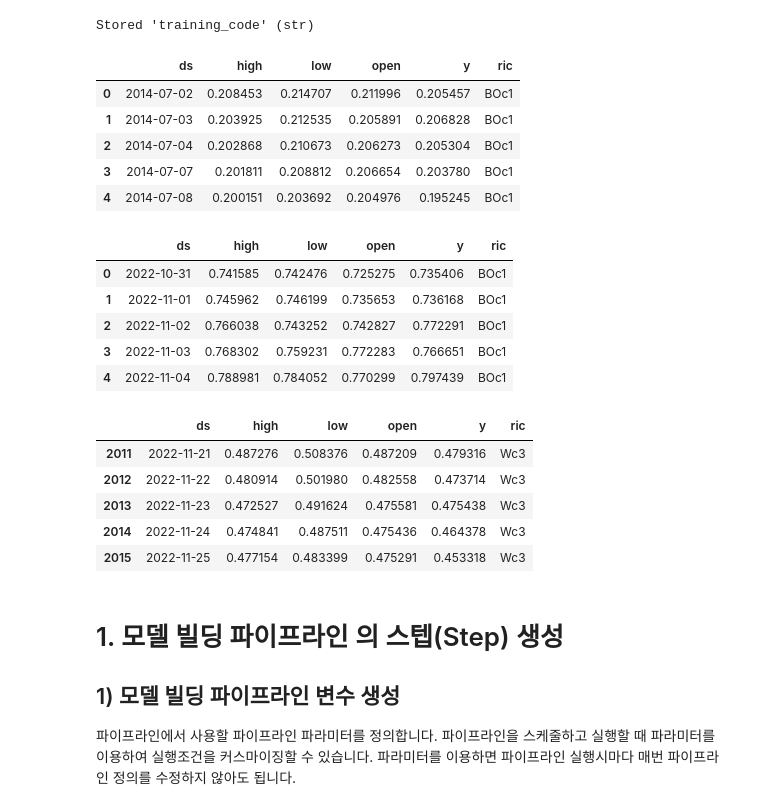
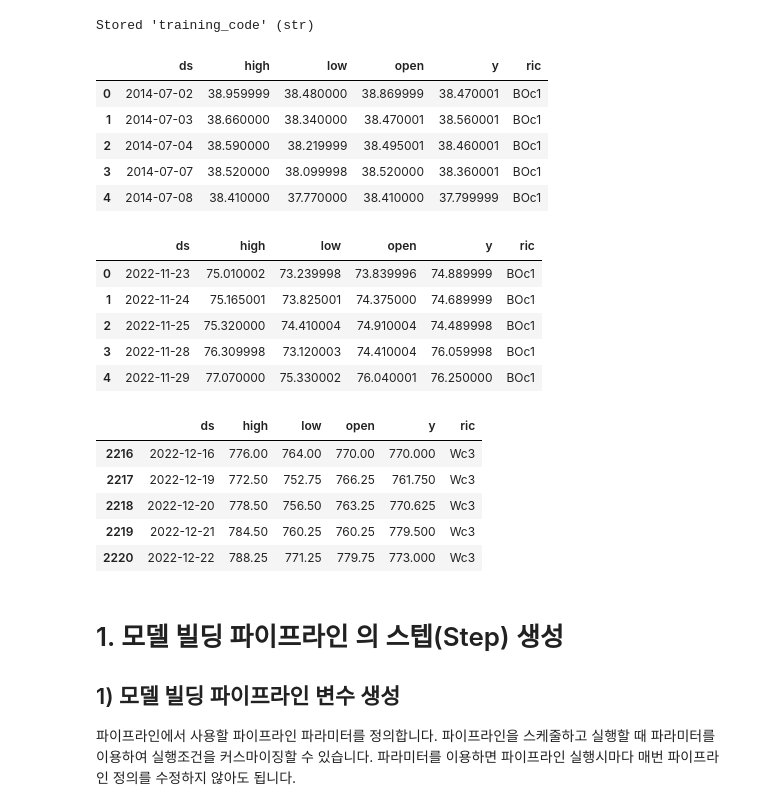
Before and after one commit to gwangjinjeong/palm-oil-price-forecast, a Jupyter notebook: 3.SM Pipeline-Train.ipynb, the cells around one changed output. Drawn from its saved outputs; the diff is of its cells as text; code cells hidden in the pictures.

```diff
--- a/3.SM Pipeline-Train.ipynb
+++ b/3.SM Pipeline-Train.ipynb
@@ -254,34 +282,34 @@ Stored 'training_code' (str)
 # %%
 # !aws s3 ls s3://palm-oil-price-forecast/golden-data/2022/11/24 --recursive
 # %%
-df_train = pd.read_csv(train_data_uri)
+df_train = pd.read_csv(train_preproc_dir_artifact1)
 df_train.head()
 # %% [output]
 |  | ds | high | low | open | y | ric |
-| 0 | 2014-07-02 | 0.208453 | 0.214707 | 0.211996 | 0.205457 | BOc1 |
-| 1 | 2014-07-03 | 0.203925 | 0.212535 | 0.205891 | 0.206828 | BOc1 |
-| 2 | 2014-07-04 | 0.202868 | 0.210673 | 0.206273 | 0.205304 | BOc1 |
-| 3 | 2014-07-07 | 0.201811 | 0.208812 | 0.206654 | 0.203780 | BOc1 |
-| 4 | 2014-07-08 | 0.200151 | 0.203692 | 0.204976 | 0.195245 | BOc1 |
+| 0 | 2014-07-02 | 38.959999 | 38.480000 | 38.869999 | 38.470001 | BOc1 |
+| 1 | 2014-07-03 | 38.660000 | 38.340000 | 38.470001 | 38.560001 | BOc1 |
+| 2 | 2014-07-04 | 38.590000 | 38.219999 | 38.495001 | 38.460001 | BOc1 |
+| 3 | 2014-07-07 | 38.520000 | 38.099998 | 38.520000 | 38.360001 | BOc1 |
+| 4 | 2014-07-08 | 38.410000 | 37.770000 | 38.410000 | 37.799999 | BOc1 |
 # %%
-df_test = pd.read_csv(test_data_uri)
+df_test = pd.read_csv(test_preproc_dir_artifact1)
 df_test.head()
 # %% [output]
 |  | ds | high | low | open | y | ric |
-| 0 | 2022-10-31 | 0.741585 | 0.742476 | 0.725275 | 0.735406 | BOc1 |
-| 1 | 2022-11-01 | 0.745962 | 0.746199 | 0.735653 | 0.736168 | BOc1 |
-| 2 | 2022-11-02 | 0.766038 | 0.743252 | 0.742827 | 0.772291 | BOc1 |
-| 3 | 2022-11-03 | 0.768302 | 0.759231 | 0.772283 | 0.766651 | BOc1 |
-| 4 | 2022-11-04 | 0.788981 | 0.784052 | 0.770299 | 0.797439 | BOc1 |
+| 0 | 2022-11-23 | 75.010002 | 73.239998 | 73.839996 | 74.889999 | BOc1 |
+| 1 | 2022-11-24 | 75.165001 | 73.825001 | 74.375000 | 74.689999 | BOc1 |
+| 2 | 2022-11-25 | 75.320000 | 74.410004 | 74.910004 | 74.489998 | BOc1 |
+| 3 | 2022-11-28 | 76.309998 | 73.120003 | 74.410004 | 76.059998 | BOc1 |
+| 4 | 2022-11-29 | 77.070000 | 75.330002 | 76.040001 | 76.250000 | BOc1 |
 # %%
 df_test.tail()
 # %% [output]
 |  | ds | high | low | open | y | ric |
-| 2011 | 2022-11-21 | 0.487276 | 0.508376 | 0.487209 | 0.479316 | Wc3 |
-| 2012 | 2022-11-22 | 0.480914 | 0.501980 | 0.482558 | 0.473714 | Wc3 |
-| 2013 | 2022-11-23 | 0.472527 | 0.491624 | 0.475581 | 0.475438 | Wc3 |
-| 2014 | 2022-11-24 | 0.474841 | 0.487511 | 0.475436 | 0.464378 | Wc3 |
-| 2015 | 2022-11-25 | 0.477154 | 0.483399 | 0.475291 | 0.453318 | Wc3 |
+| 2216 | 2022-12-16 | 776.00 | 764.00 | 770.00 | 770.000 | Wc3 |
+| 2217 | 2022-12-19 | 772.50 | 752.75 | 766.25 | 761.750 | Wc3 |
+| 2218 | 2022-12-20 | 778.50 | 756.50 | 763.25 | 770.625 | Wc3 |
+| 2219 | 2022-12-21 | 784.50 | 760.25 | 760.25 | 779.500 | Wc3 |
+| 2220 | 2022-12-22 | 788.25 | 771.25 | 779.75 | 773.000 | Wc3 |
 # %% [markdown]
 # 1. 모델 빌딩 파이프라인 의 스텝(Step) 생성
 ## 1) 모델 빌딩 파이프라인 변수 생성
```
Also changed, not shown: parts of 11 cells of this notebook, 9 other files.
